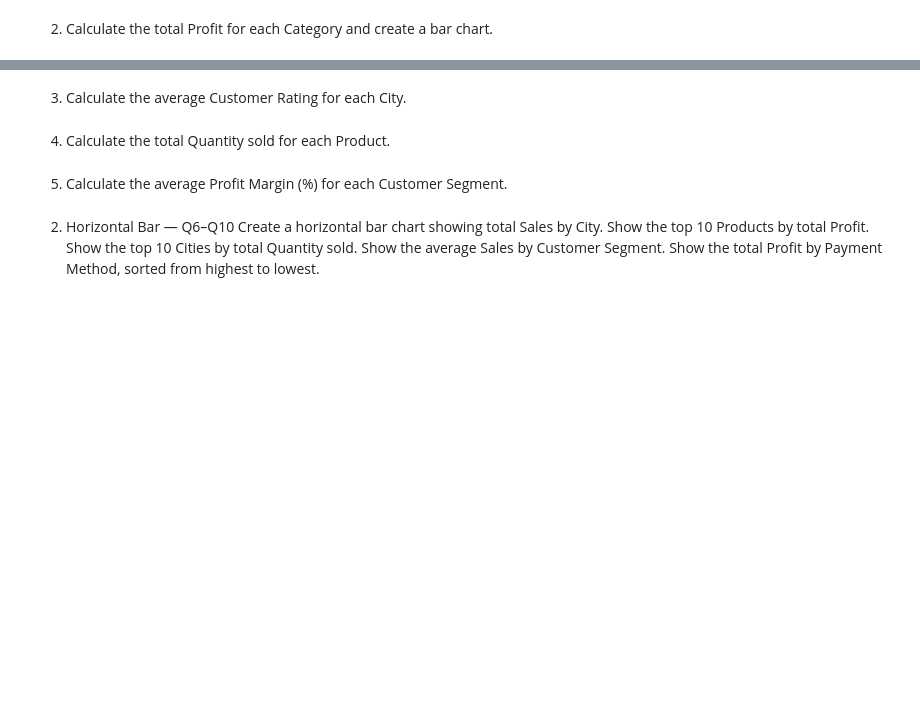
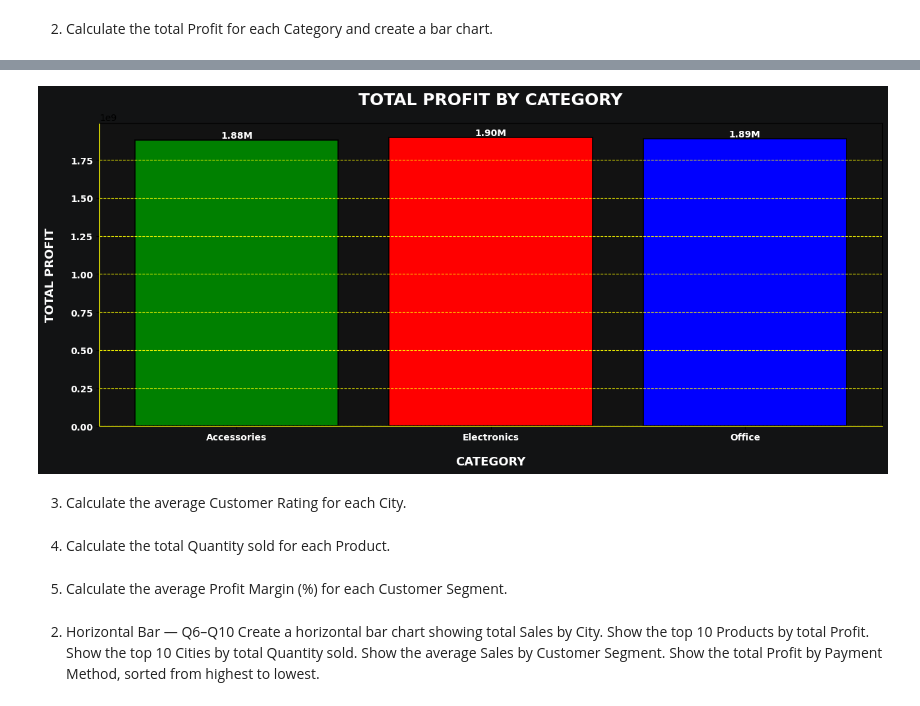
Before and after one commit to Suraj-kumar121K/Matplotlib, a Jupyter notebook: Practice/chart_practice.ipynb, the cells around one changed output, grey strips where cells are left out. Drawn from its saved outputs; the diff is of its cells as text; code cells hidden in the pictures; blank space fills up the shorter version.

```diff
--- a/Practice/chart_practice.ipynb
+++ b/Practice/chart_practice.ipynb
@@ -307,2 +291,4 @@ df
 # %% [markdown]
 2. Calculate the total Profit for each Category and create a bar chart.
+# %%
+Total_Profit = df.groupby("Category")["Profit"].sum().round(2)
@@ -309,3 +303,82 @@ df
+# %%
+plt.figure(figsize=(13,6), dpi=100, facecolor="#121314")
+
+bars = plt.bar(
+    Total_Profit.index,
+    Total_Profit.values,
+    edgecolor="black",
+    color=["green", "red", "blue"],
+    linewidth=1.2
+)
+
+plt.title(
+    "TOTAL PROFIT BY CATEGORY",
+    pad=20,
+    color="white",
+    fontsize=18,
+    fontweight="bold"
+)
+
+plt.xlabel(
+    "CATEGORY",
+    color="white",
+    fontsize=13,
+    fontweight="bold",
+    labelpad=15
+)
+
+plt.ylabel(
+    "TOTAL PROFIT",
+    color="White",
+    fontsize=13,
+    fontweight="bold",
+    labelpad=15
+)
+
+plt.xticks(
+    color="white",
+    fontsize=10,
+    fontweight="bold",
+)
+
+plt.yticks(
+    color="white",
+    fontsize=10,
+    fontweight="bold",
+)
+
+for bar in bars:
+    values = bar.get_height()
+    plt.text(
+        bar.get_x() + bar.get_width() / 2,
+        values + 5,
+        f"{values / 1e9:.2f}M",
+        fontsize=10,
+        ha="center",
+        va="bottom",
+        fontweight="bold",
+        color="white"
+    )
+
+plt.gca().set_facecolor("#121212")
+
+plt.grid(
+    axis="y",
+    linestyle="--",
+    alpha=0.9,
+    color="yellow"
+)
+
+plt.tight_layout()
+
+plt.gca().spines["top"].set_color("black")
+plt.gca().spines["bottom"].set_color("yellow")
+plt.gca().spines["left"].set_color("yellow")
+plt.gca().spines["right"].set_color("black")
+
+plt.show()
+# %% [output]
+[figure, added]
 # %% [markdown]
 3. Calculate the average Customer Rating for each City.
 # %% [markdown]
```
Also changed, not shown: parts of 3 cells of this notebook, 4 other files.
